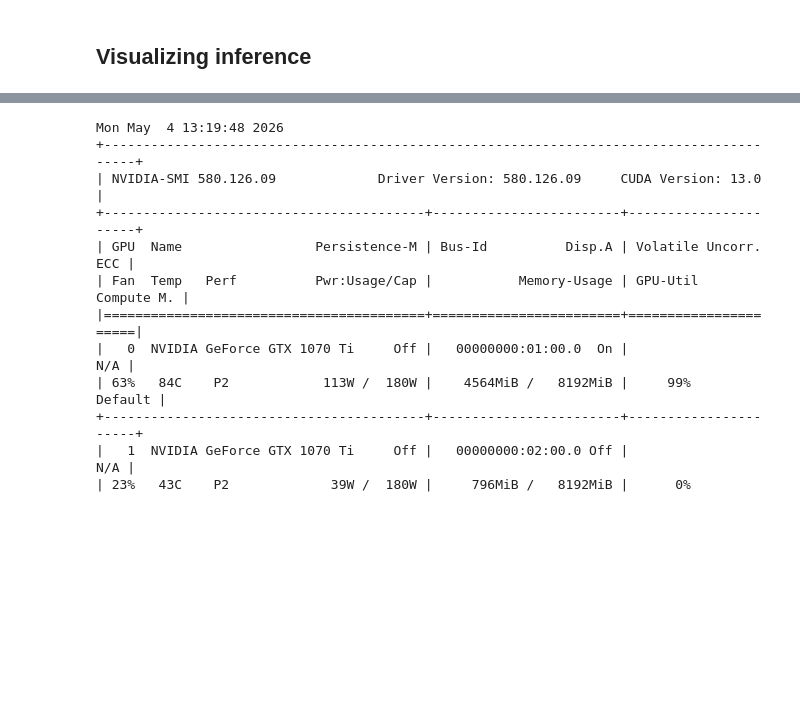
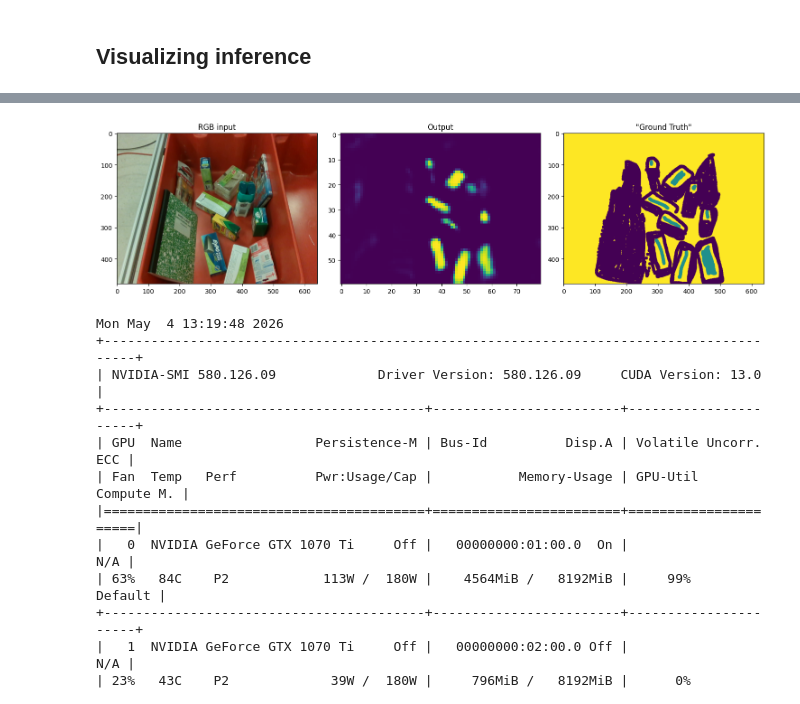
Before and after one commit to sribnyak/arc-robot-vision-python, a Jupyter notebook: suction-based-grasping-py/convnet/experiments.ipynb, the cells around one changed output, grey strips where cells are left out. Saved outputs shown, nothing was run; the diff lists cells and outputs as text; code cells hidden in the pictures; blank space fills up the shorter version.

```diff
--- a/suction-based-grasping-py/convnet/experiments.ipynb
+++ b/suction-based-grasping-py/convnet/experiments.ipynb
@@ -138,3 +130,26 @@ plt.show()
+# %%
+dataset = SuctionGraspingDataset(
+    data_path="../data", sample_list="../data/test-split.txt"
+)
+color_img, depth_img, label_img = dataset[4]
+color, depth = data_transform(color_img, depth_img)
+
+with torch.no_grad():
+    color = color[None].to(device)
+    depth = depth[None].to(device)
+    output = F.sigmoid(model(color, depth))
+
+fig, axes = plt.subplots(1, 3, figsize=(15, 5))
+axes[0].set_title("RGB input")
+axes[0].imshow(color_img)
+axes[1].set_title("Output")
+axes[1].imshow(output[0, 0].cpu().numpy())
+axes[2].set_title('"Ground Truth"')
+axes[2].imshow(label_img)
+plt.tight_layout()
+plt.show()
+# %% [output]
+[figure, added]
 # %%
 !nvidia-smi
 # %% [output]
```
Also changed, not shown: parts of 11 cells of this notebook, 7 other files.
